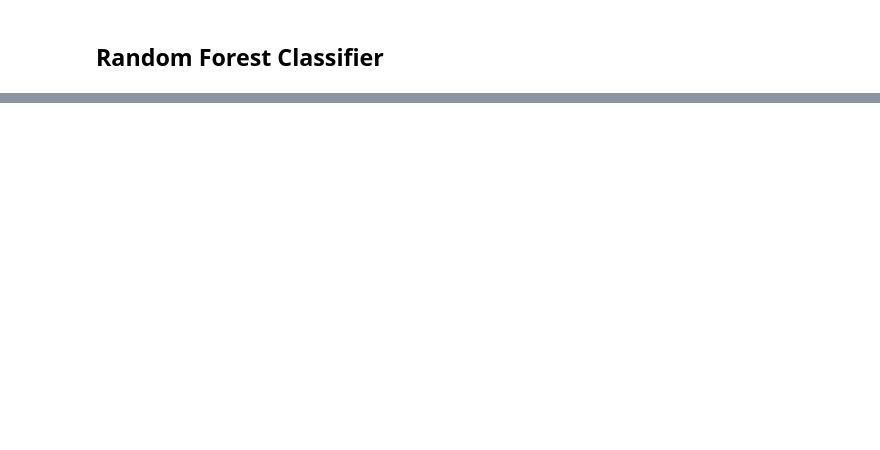
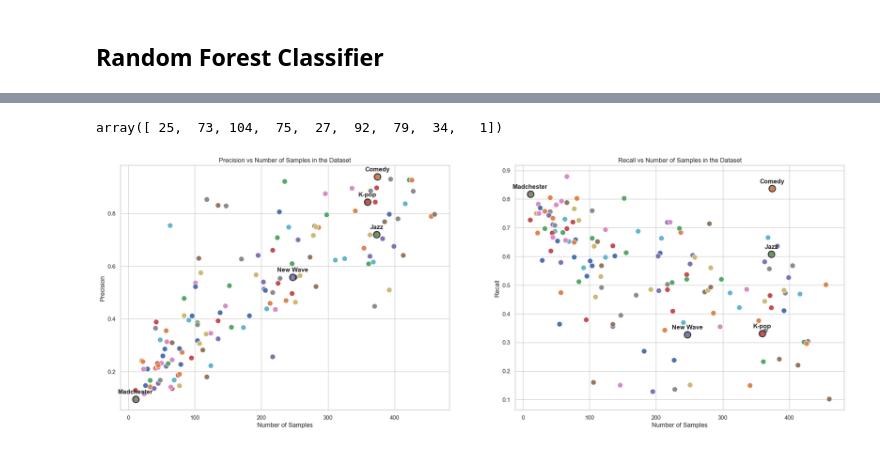
Before and after one commit to jackvandeleuv/music_analysis, a Jupyter notebook: track_modeling.ipynb, the cells around one changed output, grey strips where cells are left out. Cells and saved outputs as stored; diff of their text form; code cells hidden in the pictures; blank space fills up the shorter version.

```diff
--- a/track_modeling.ipynb
+++ b/track_modeling.ipynb
@@ -499,0 +369,80 @@ The curve doesn't seem to level out until k = 17 based on the elbow method.
+# %%
+# Compute the accuracy per class (genre)
+report = classification_report(y,
+                                y_pred,
+                                output_dict=True)
+precision = [report[str(i)]['precision'] for i in range(len(np.unique(y_test)))]
+recall = [report[str(i)]['recall'] for i in range(len(np.unique(y_test)))]
+
+# Count the number of samples per class in the dataset
+class_counts = np.bincount(y)
+
+# Create a DataFrame for easier plotting
+data = pd.DataFrame({'Genre': range(len(np.unique(y))),
+                     'Precision': precision,
+                     'Recall': recall,
+                     'Sample Count': class_counts})
+# %%
+genre_encoder.transform(np.array([
+        'Comedy',
+        'Jazz',
+        'Progressive House',
+        'K-pop',
+        'Country',
+        'New Wave',
+        'Madchester',
+        'Dark Wave',
+        'Acid Jazz'
+]))
+# %% [output]
+array([ 25,  73, 104,  75,  27,  92,  79,  34,   1])
+# %%
+# Create the 1x2 grid of subplots
+fig, axes = plt.subplots(nrows=1, ncols=2, figsize=(22, 8))
+
+# Create the Precision scatter plot
+sns.scatterplot(ax=axes[0],
+                    data=data,
+                    x='Sample Count',
+                    y='Precision',
+                    hue='Genre',
+                    palette='deep',
+                    s=100)
+axes[0].get_legend().remove()
+
+# Create the Recall scatter plot
+sns.scatterplot(ax=axes[1],
+                    data=data,
+                    x='Sample Count',
+                    y='Recall',
+                    hue='Genre',
+                    palette='deep',
+                    s=100)
+axes[1].get_legend().remove()
+
+# Add annotations and highlight selected points for both subplots
+selected_genres = [25, 73, 75, 92, 79]
+for genre in selected_genres:
+    genre_data = data[data['Genre'] == genre]
+    genre_name = genre_encoder.inverse_transform([genre])[0]
+
+    # Add annotation with bolder text
+    for ax, metric in zip(axes, ['Precision', 'Recall']):
+        ax.annotate(genre_name, (genre_data['Sample Count'].iloc[0], genre_data[metric].iloc[0]),
+                    textcoords="offset points", xytext=(0, 10), ha='center', fontweight='bold')
+
+        # Highlight the individual point
+        ax.scatter(genre_data['Sample Count'].iloc[0], genre_data[metric].iloc[0],
+                   s=150, linewidths=2, edgecolor='black', marker='o', alpha=0.75)
+
+# Set titles and labels
+axes[0].set_title('Precision vs Number of Samples in the Dataset')
+axes[1].set_title('Recall vs Number of Samples in the Dataset')
+axes[0].set_xlabel('Number of Samples')
+axes[1].set_xlabel('Number of Samples')
+axes[0].set_ylabel('Precision')
+axes[1].set_ylabel('Recall')
+
+plt.show()
+# %% [output]
+[figure, added]
```
Also changed, not shown: parts of 40 cells of this notebook.
